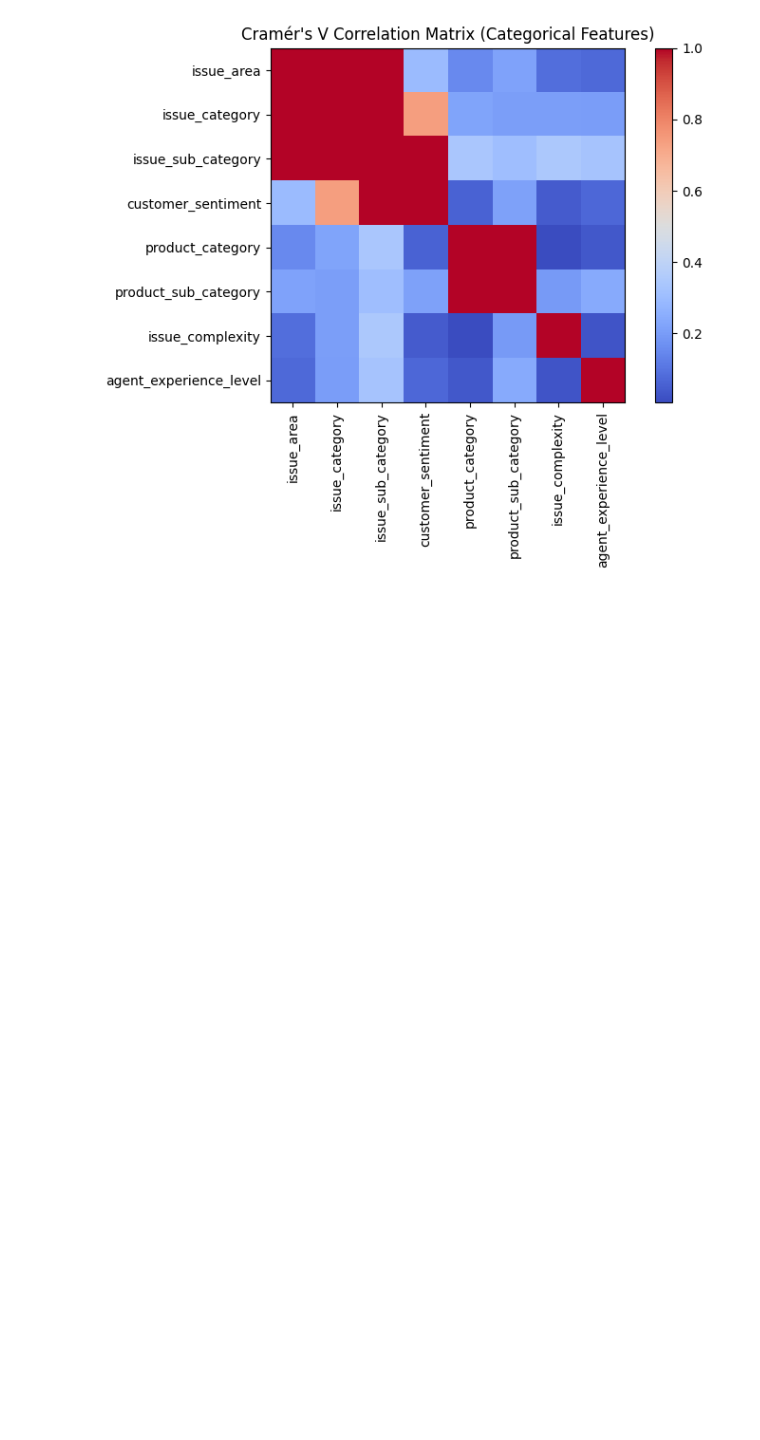
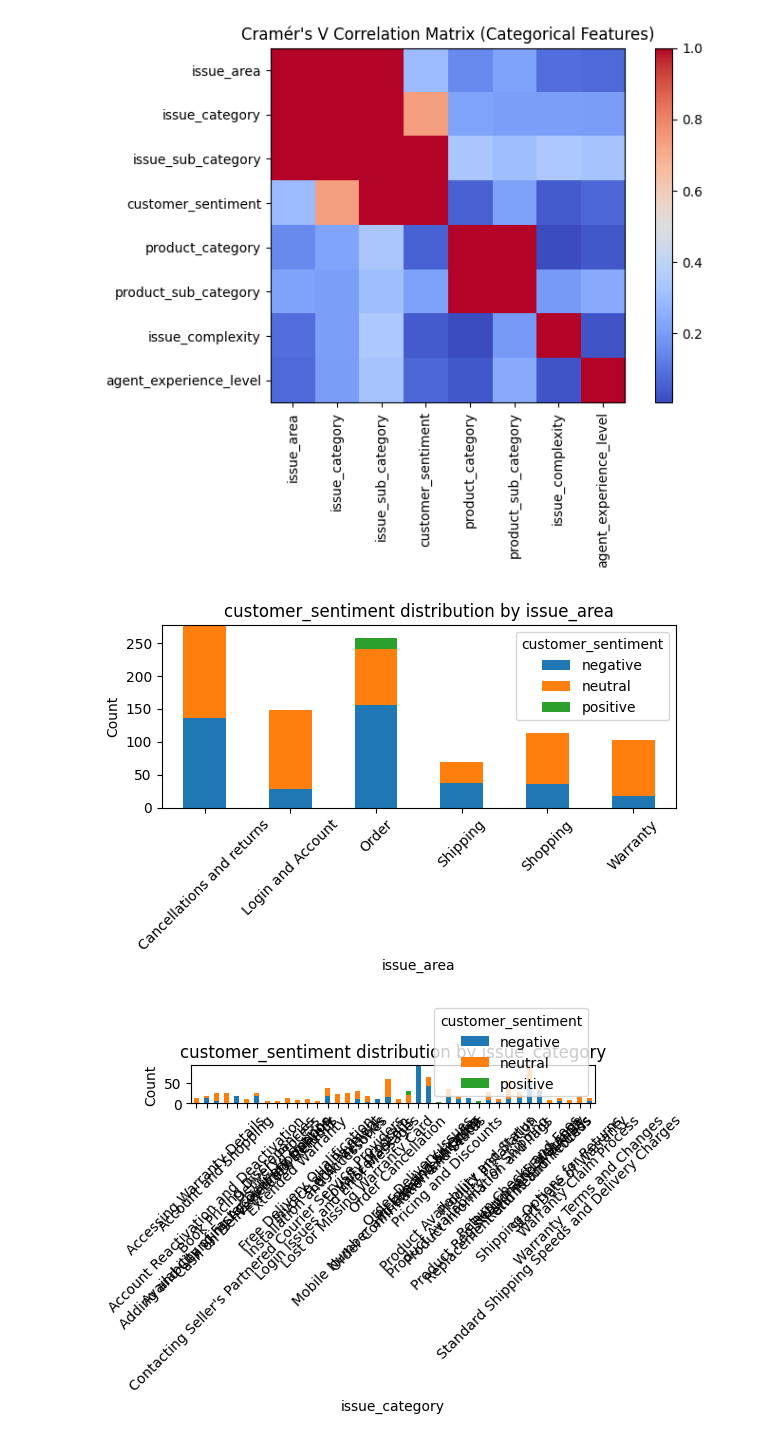
Before and after one commit to didemir/attention_sentiment_classification, a Jupyter notebook: 1_codes/0_EDA.ipynb, the cells around one changed output. Saved outputs shown, nothing was run; the diff lists cells and outputs as text; code cells hidden in the pictures; blank space fills up the shorter version.

```diff
--- a/1_codes/0_EDA.ipynb
+++ b/1_codes/0_EDA.ipynb
@@ -315,3 +350,18 @@ product_sub_category                  0.242098
 issue_complexity                      0.026147
 agent_experience_level                1.000000
 [figure]
+# %%
+for col in cols:
+    if col != "customer_sentiment":
+        ct = pd.crosstab(df_clean[col], df_clean["customer_sentiment"])
+
+        ct.plot(kind='bar', stacked=True, figsize=(6,4))
+        plt.title(f"customer_sentiment distribution by {col}")
+        plt.xlabel(col)
+        plt.ylabel("Count")
+        plt.xticks(rotation=45)
+        plt.tight_layout()
+        plt.show()
+# %% [output]
+[figure, added]
+[figure, added]
```
Also changed, not shown: parts of 25 cells of this notebook.
